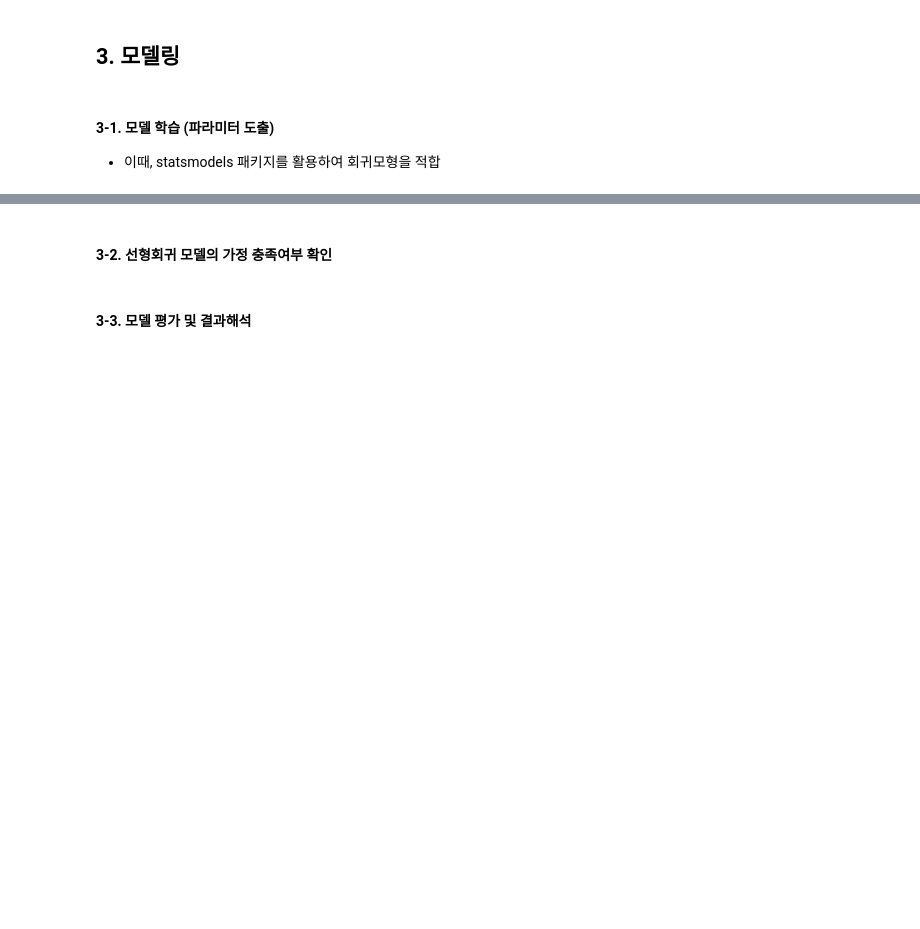
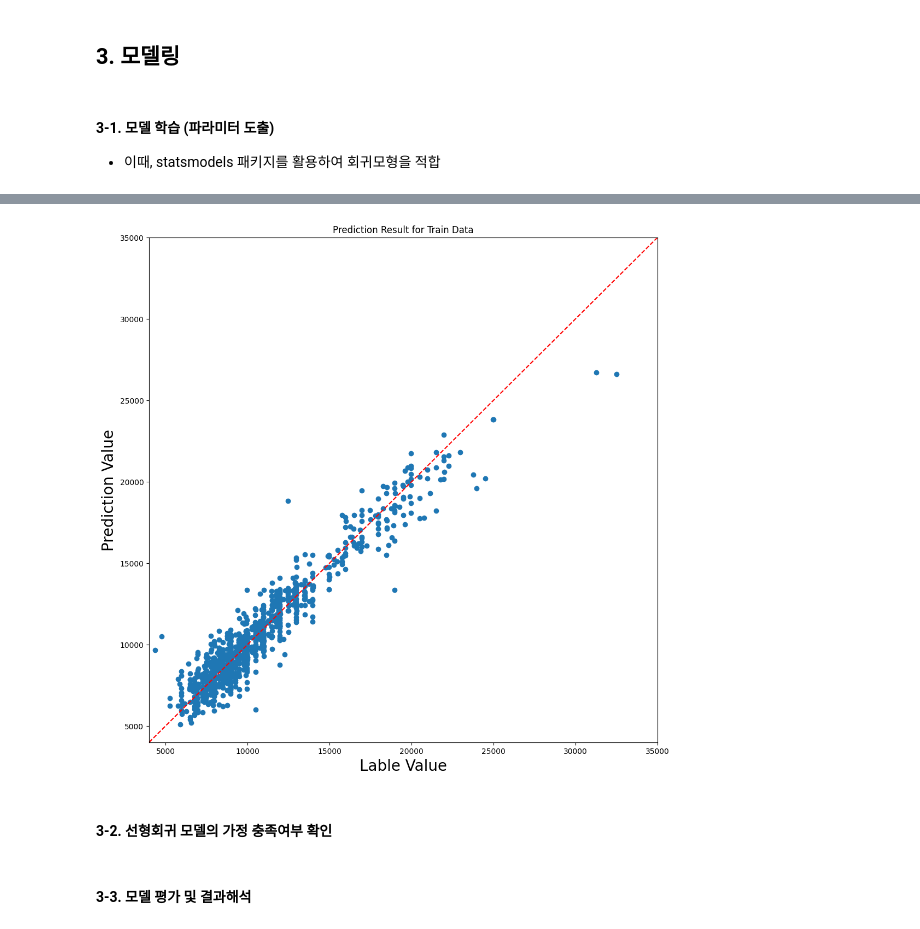
Before and after one commit to kadvance/CodePlus, a Jupyter notebook: 02-Linear-Regression-Problems.ipynb, the cells around one changed output, grey strips where cells are left out. Saved outputs shown, nothing was run; the diff lists cells and outputs as text; code cells hidden in the pictures; blank space fills up the shorter version.

```diff
--- a/02-Linear-Regression-Problems.ipynb
+++ b/02-Linear-Regression-Problems.ipynb
@@ -190,6 +210,6 @@ plt.show()
 """
 1. 불필요 변수: Id, Model, Fuel_Type
 """
-
-data = data.'''Answer'''
+x_cols = [col for col in data.columns if col not in ['Id', 'Model', 'Fuel_Type']]
+data = data.drop(columns = ['Id', 'Model', 'Fuel_Type'])
 data.head()
@@ -203,10 +231,12 @@ data.head()
 2. 학습데이터:평가데이터 = 7:3으로 나눌 것
 3. random_state: 216
 """
+X = data[[col for col in data.columns if col!='Price']]
+y = data['Price']
 
-X = data.'''Answer'''
-y = data['''Answer''']
+X_train, X_test, y_train, y_test = train_test_split(X, y,
+                                                    test_size=0.3,
+                                                    random_state=216)
 
-X_train, X_test, y_train, y_test = train_test_split('''Answer''')
 
 X_train.shape, X_test.shape, y_train.shape, y_test.shape
@@ -221,6 +253,5 @@ X_train.shape, X_test.shape, y_train.shape, y_test.shape
 """
 1. train 데이터와 test 데이터 모두 추가
 """
-
-X_train = sm.'''Answer'''
-X_test = sm.'''Answer'''
+X_train = sm.add_constant(X_train)
+X_test = sm.add_constant(X_test)
@@ -227,4 +275,4 @@ X_test = sm.'''Answer'''
 # %%
 """ 회귀모형 파라미터 도출 """
-lm = sm.OLS('''Answer''')
-lm_trained = '''Answer'''
+lm = sm.OLS(y_train, X_train)
+lm_trained = lm.fit()
@@ -231,33 +295,35 @@ lm_trained = '''Answer'''
 # %%
 """ train 데이터의 예측 결과 비교 """
 
 """
 1. Figure 크기는 너비 및 높이 모두 12로 지정
  - X축: 실제값
  - Y축: 예측값
 2. y=x 그래프를 그릴 것 (범위: [4000, 35000] / 색깔: 빨간색)
 3. Figure 제목 및 축 제목 지정
  - Figure 제목: Prediction Result for Train Data
  - X축: Lable Value (폰트크기: 20)
  - Y축: Prediction Value (폰트크기: 20)
 4. Figure에 시각화 할 X축 및 Y축 범위를 모두 [4000, 35000]로 지정
 """
 
-y_train_pred = lm_trained.'''Answer'''
+y_train_pred = lm_trained.fittedvalues
 
-plt.figure(figsize='''Answer''')
+plt.figure(figsize=[12,12])
 
 plt.scatter(y_train, y_train_pred)
-plt.plot('''Answer''')
+plt.plot([4000, 35000], [4000, 35000], ls="--", c='red')
 
-plt.title('''Answer''')
-plt.xlabel('''Answer''')
-plt.ylabel('''Answer''')
+plt.title('Prediction Result for Train Data')
+plt.xlabel('Lable Value', size=20)
+plt.ylabel('Prediction Value', size=20)
 
-plt.xlim('''Answer''')
-plt.ylim('''Answer''')
+plt.xlim(4000, 35000)
+plt.ylim(4000, 35000)
 
 plt.show()
+# %% [output]
+[figure, added]
 # %% [markdown]
 #### **3-2. 선형회귀 모델의 가정 충족여부 확인**
 # %%
```
Also changed, not shown: parts of 5 cells of this notebook.
